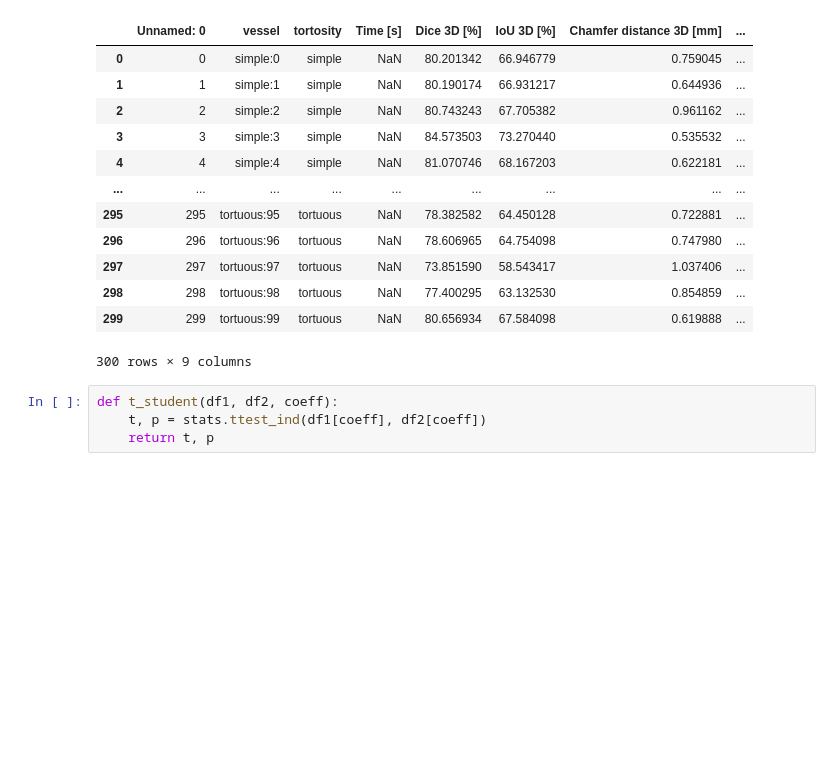
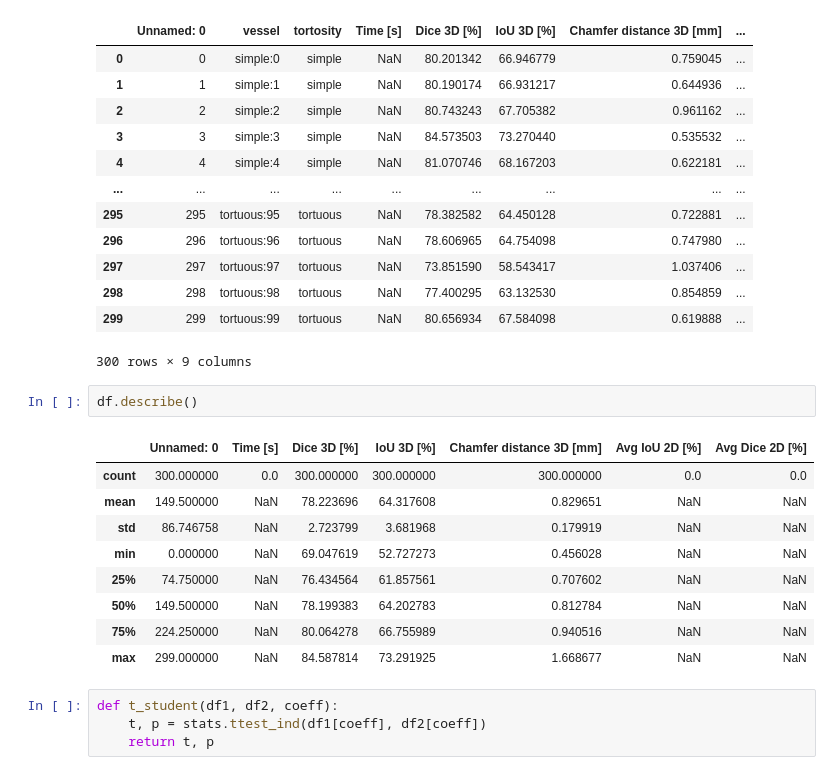
Before and after one commit to cvlab-ai/visual-hull-experiments, a Jupyter notebook: notebooks/general.ipynb, the cells around one changed output. Saved outputs shown, nothing was run; the diff lists cells and outputs as text; blank space fills up the shorter version.

```diff
--- a/notebooks/general.ipynb
+++ b/notebooks/general.ipynb
@@ -29,6 +29,18 @@ df
 | 298 | 298 | tortuous:98 | tortuous | NaN | 77.400295 | 63.132530 | 0.854859 | ... |
 | 299 | 299 | tortuous:99 | tortuous | NaN | 80.656934 | 67.584098 | 0.619888 | ... |
 300 rows × 9 columns
+# %%
+df.describe()
+# %% [output]
+|  | Unnamed: 0 | Time [s] | Dice 3D [%] | IoU 3D [%] | Chamfer distance 3D [mm] | Avg IoU 2D [%] | Avg Dice 2D [%] |
+| count | 300.000000 | 0.0 | 300.000000 | 300.000000 | 300.000000 | 0.0 | 0.0 |
+| mean | 149.500000 | NaN | 78.223696 | 64.317608 | 0.829651 | NaN | NaN |
+| std | 86.746758 | NaN | 2.723799 | 3.681968 | 0.179919 | NaN | NaN |
+| min | 0.000000 | NaN | 69.047619 | 52.727273 | 0.456028 | NaN | NaN |
+| 25% | 74.750000 | NaN | 76.434564 | 61.857561 | 0.707602 | NaN | NaN |
+| 50% | 149.500000 | NaN | 78.199383 | 64.202783 | 0.812784 | NaN | NaN |
+| 75% | 224.250000 | NaN | 80.064278 | 66.755989 | 0.940516 | NaN | NaN |
+| max | 299.000000 | NaN | 84.587814 | 73.291925 | 1.668677 | NaN | NaN |
 # %%
 def t_student(df1, df2, coeff):
     t, p = stats.ttest_ind(df1[coeff], df2[coeff])
```
Also changed, not shown: parts of 1 cell of this notebook, 7 other files.
